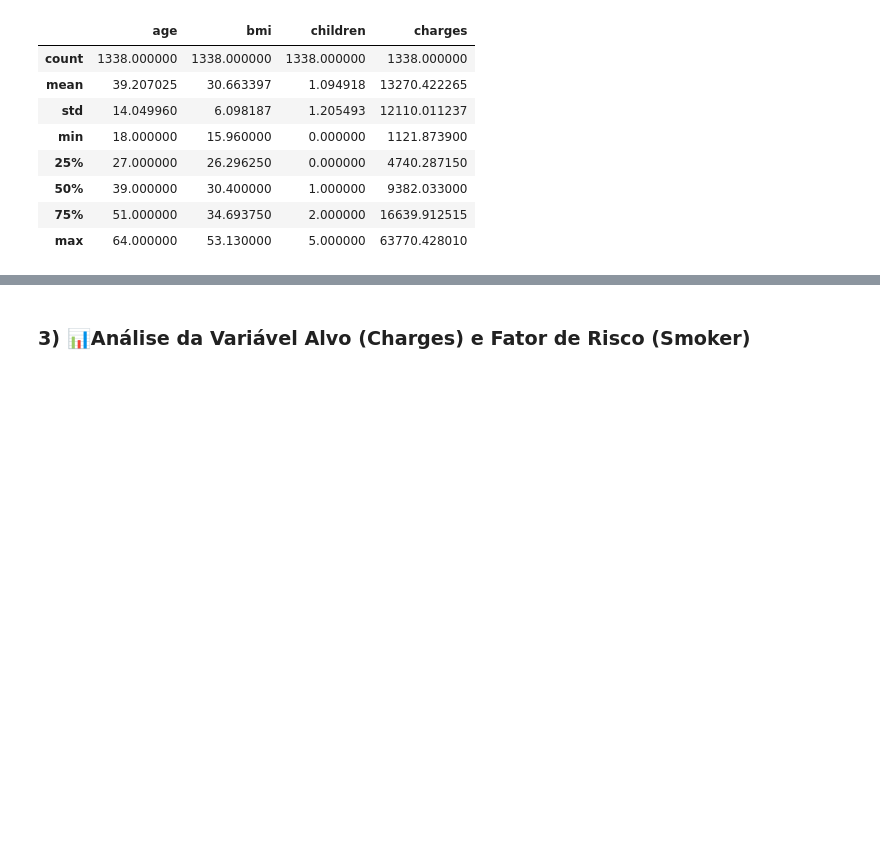
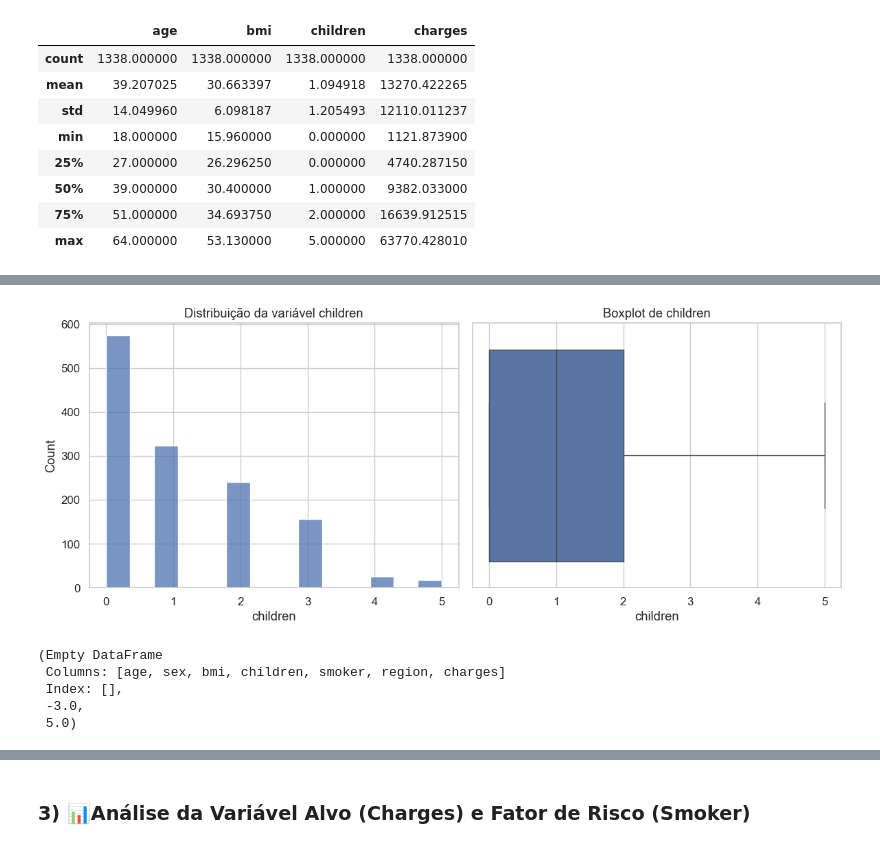
Before and after one commit to FilipeSucupira/projeto-estatistica-custos-medicos, a Jupyter notebook: notebook.ipynb, the cells around one changed output, grey strips where cells are left out. Drawn from its saved outputs; the diff is of its cells as text; code cells hidden in the pictures; blank space fills up the shorter version.

```diff
--- a/notebook.ipynb
+++ b/notebook.ipynb
@@ -106,0 +203,33 @@ memory usage: 73.3+ KB
+# %%
+#CHILDREN — Distribuição + Boxplot
+plt.figure(figsize=(12,5))
+
+plt.subplot(1,2,1)
+sns.histplot(df['children'], kde=False)
+plt.title('Distribuição da variável children')
+
+plt.subplot(1,2,2)
+sns.boxplot(x=df['children'])
+plt.title('Boxplot de children')
+
+plt.tight_layout()
+plt.show()
+# %% [output]
+[figure, added]
+# %%
+Q1_child = df['children'].quantile(0.25)
+Q3_child = df['children'].quantile(0.75)
+IQR_child = Q3_child - Q1_child
+
+li_child = Q1_child - 1.5 * IQR_child
+ls_child = Q3_child + 1.5 * IQR_child
+
+outliers_child = df[(df['children'] < li_child) | (df['children'] > ls_child)]
+
+outliers_child, li_child, ls_child
+# %% [output]
+(Empty DataFrame
+ Columns: [age, sex, bmi, children, smoker, region, charges]
+ Index: [],
+ -3.0,
+ 5.0)
```
Also changed, not shown: parts of 33 cells of this notebook.
